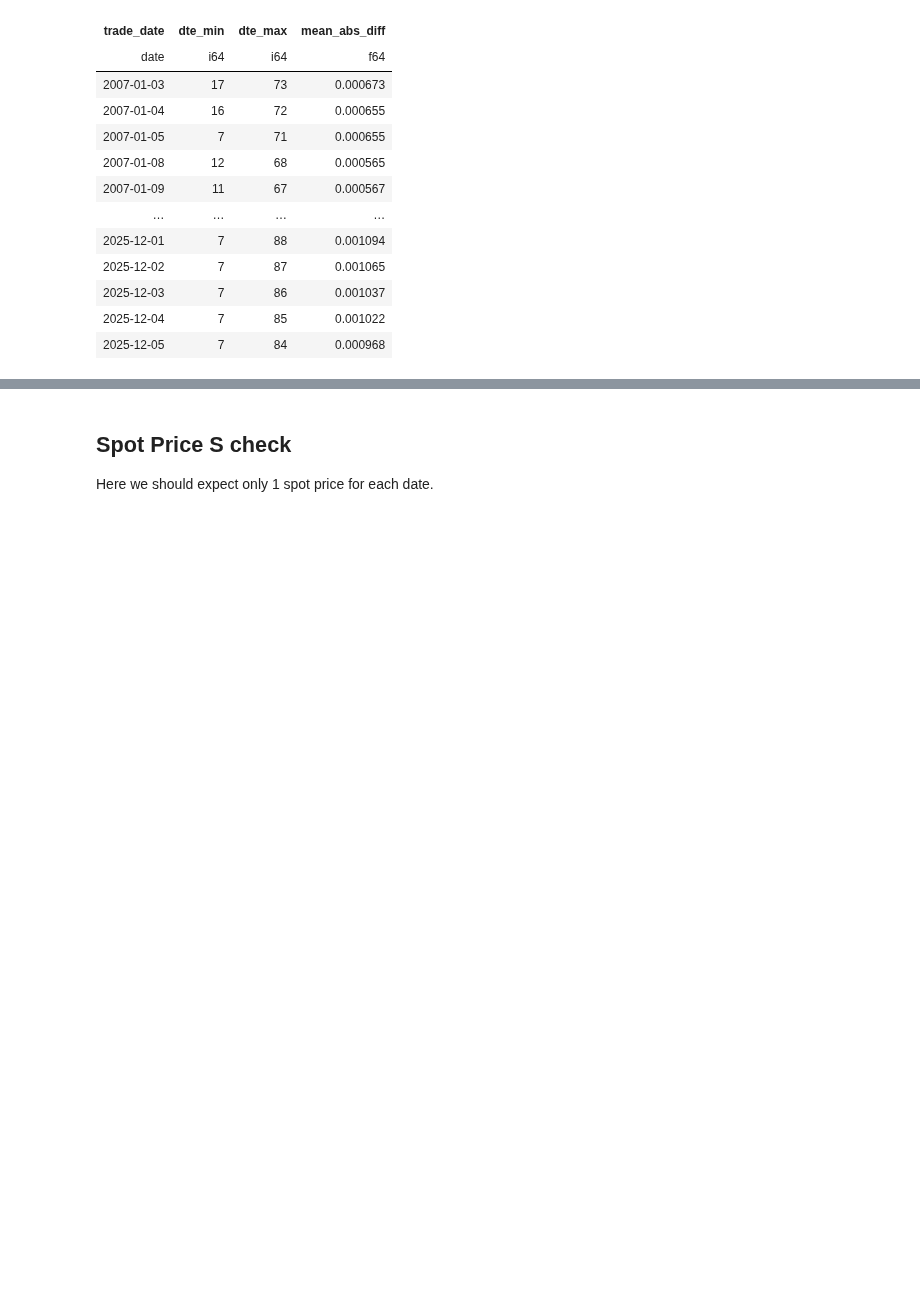
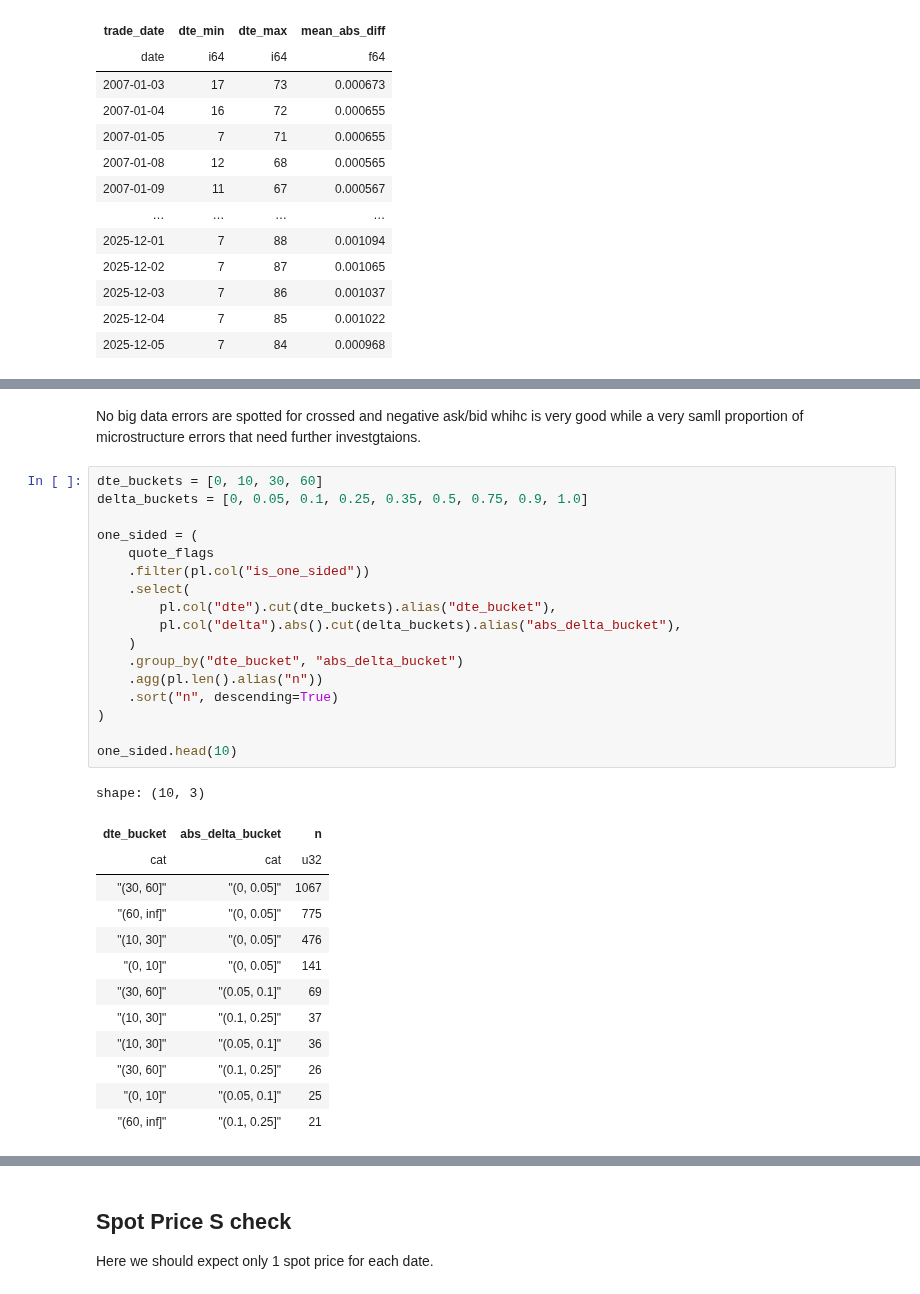
Before and after one commit to anthonymakarewicz/volatility-trading, a Jupyter notebook: notebooks/orats_spx_panel_eda_validation.ipynb, the cells around one changed output, grey strips where cells are left out. Drawn from its saved outputs; the diff is of its cells as text; blank space fills up the shorter version.

```diff
--- a/notebooks/orats_spx_panel_eda_validation.ipynb
+++ b/notebooks/orats_spx_panel_eda_validation.ipynb
@@ -157,0 +213,33 @@ Zero spread → crossed markets or erroneous input.
+# %% [markdown]
+No big data errors are spotted for crossed and negative ask/bid whihc is very good while a very samll proportion of microstructure errors that need further investgtaions.
+# %%
+dte_buckets = [0, 10, 30, 60]
+delta_buckets = [0, 0.05, 0.1, 0.25, 0.35, 0.5, 0.75, 0.9, 1.0]
+
+one_sided = (
+    quote_flags
+    .filter(pl.col("is_one_sided"))
+    .select(
+        pl.col("dte").cut(dte_buckets).alias("dte_bucket"),
+        pl.col("delta").abs().cut(delta_buckets).alias("abs_delta_bucket"),
+    )
+    .group_by("dte_bucket", "abs_delta_bucket")
+    .agg(pl.len().alias("n"))
+    .sort("n", descending=True)
+)
+
+one_sided.head(10)
+# %% [output]
+shape: (10, 3)
+| dte_bucket | abs_delta_bucket | n |
+| cat | cat | u32 |
+| "(30, 60]" | "(0, 0.05]" | 1067 |
+| "(60, inf]" | "(0, 0.05]" | 775 |
+| "(10, 30]" | "(0, 0.05]" | 476 |
+| "(0, 10]" | "(0, 0.05]" | 141 |
+| "(30, 60]" | "(0.05, 0.1]" | 69 |
+| "(10, 30]" | "(0.1, 0.25]" | 37 |
+| "(10, 30]" | "(0.05, 0.1]" | 36 |
+| "(30, 60]" | "(0.1, 0.25]" | 26 |
+| "(0, 10]" | "(0.05, 0.1]" | 25 |
+| "(60, inf]" | "(0.1, 0.25]" | 21 |
```
Also changed, not shown: parts of 13 cells of this notebook.
